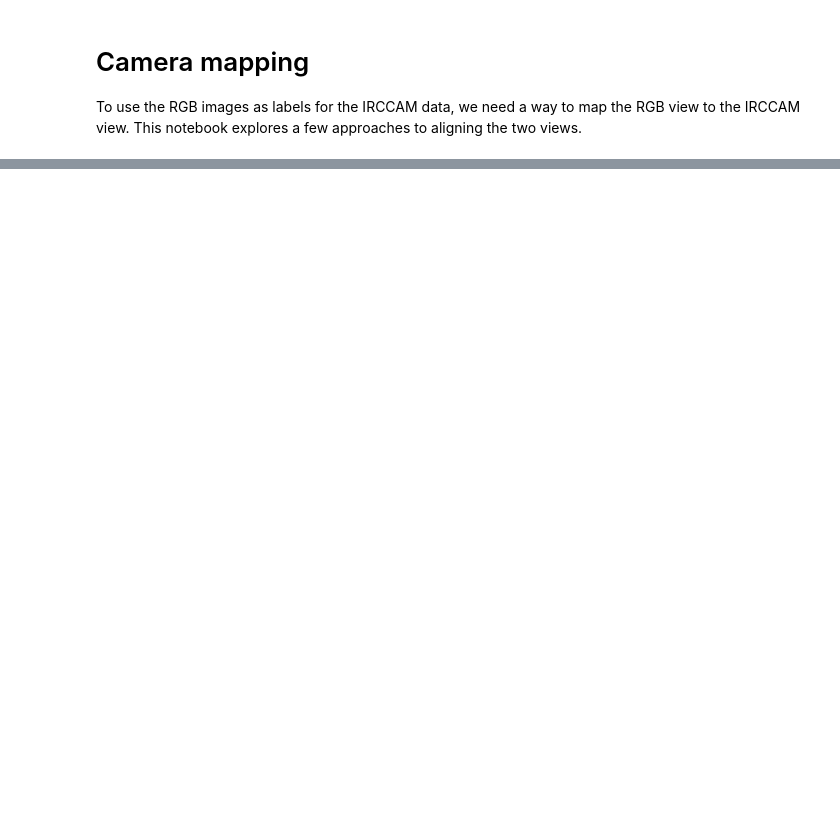
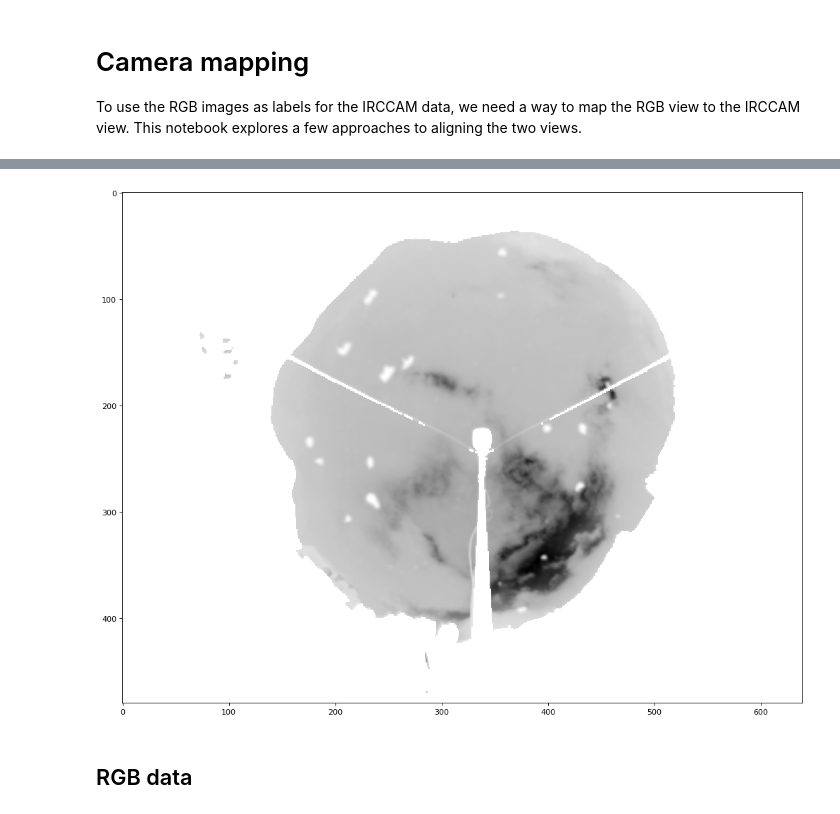
Before and after one commit to elrichgro/cloudseg, a Jupyter notebook: notebooks/camera-mapping.ipynb, the cells around one changed output, grey strips where cells are left out. Drawn from its saved outputs; the diff is of its cells as text; code cells hidden in the pictures; blank space fills up the shorter version.

```diff
--- a/notebooks/camera-mapping.ipynb
+++ b/notebooks/camera-mapping.ipynb
@@ -30,0 +46,6 @@ OSError: Unable to open file (truncated file: eof = 83250090, sblock->base_addr
+# %%
+plotfig(idata['BT'][:,:,imgnum])
+# %% [output]
+[figure, added]
+# %% [markdown]
+## RGB data
```
Also changed, not shown: parts of 15 cells of this notebook, 1 other file.
